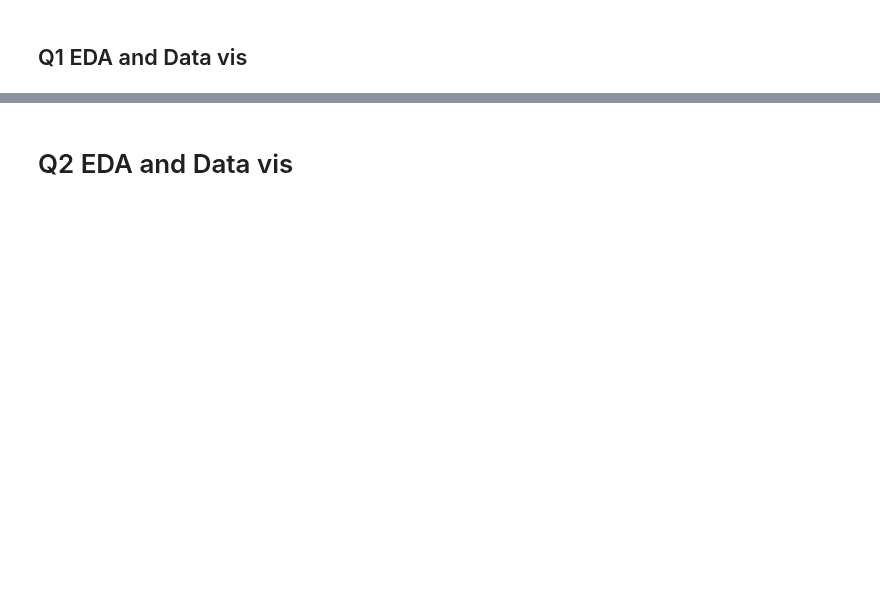
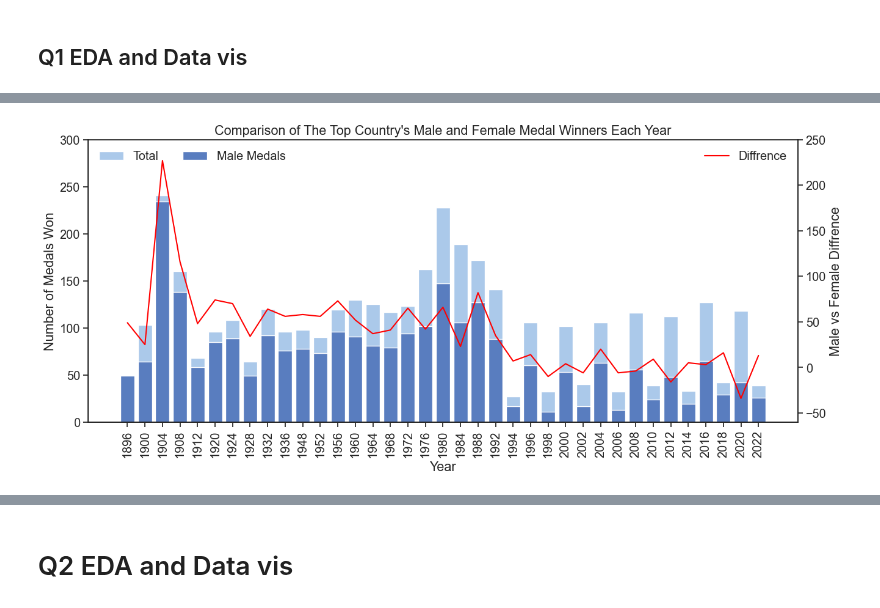
Before and after one commit to ubco-W2022T2-data301/project-group-group17, a Jupyter notebook: analysis/notebooks/analysis_conan.ipynb, the cells around one changed output, grey strips where cells are left out. Saved outputs shown, nothing was run; the diff lists cells and outputs as text; code cells hidden in the pictures; blank space fills up the shorter version.

```diff
--- a/analysis/notebooks/analysis_conan.ipynb
+++ b/analysis/notebooks/analysis_conan.ipynb
@@ -126,0 +150,26 @@ plot
+# %%
+# Q1 final analysis and plot 1
+
+plt.figure(figsize=(15,6))
+#Plot the total medals won
+sns.set_color_codes("pastel")
+plot = sns.barplot(y="medal_all", x="year", data=df,
+            label="Total", color="b")
+
+# Plot the male medals won
+sns.set_color_codes("muted")
+plot = sns.barplot(y="medal_combined_bysex", x="year", data=df,
+            label="Male Medals", color="b")
+
+plt.xticks(rotation=90)
+plot.legend(ncol=2, loc="upper left", frameon=False)
+plot.set(xlabel = "Year", ylabel ="Number of Medals Won", title = "Comparison of The Top Country's Male and Female Medal Winners Each Year")
+plot.set_ylim(0, 300)
+
+plot1 = plot.twinx()
+plot1 = sns.lineplot(x="Year", y="Male vs Female Diffrence", data=df1, label="Diffrence", color="red")
+
+plot1.set_ylim(-60, 250)
+plot1.legend(loc="upper right", frameon=False)
+# %% [output]
+[figure, added]
```
Also changed, not shown: parts of 11 cells of this notebook.
